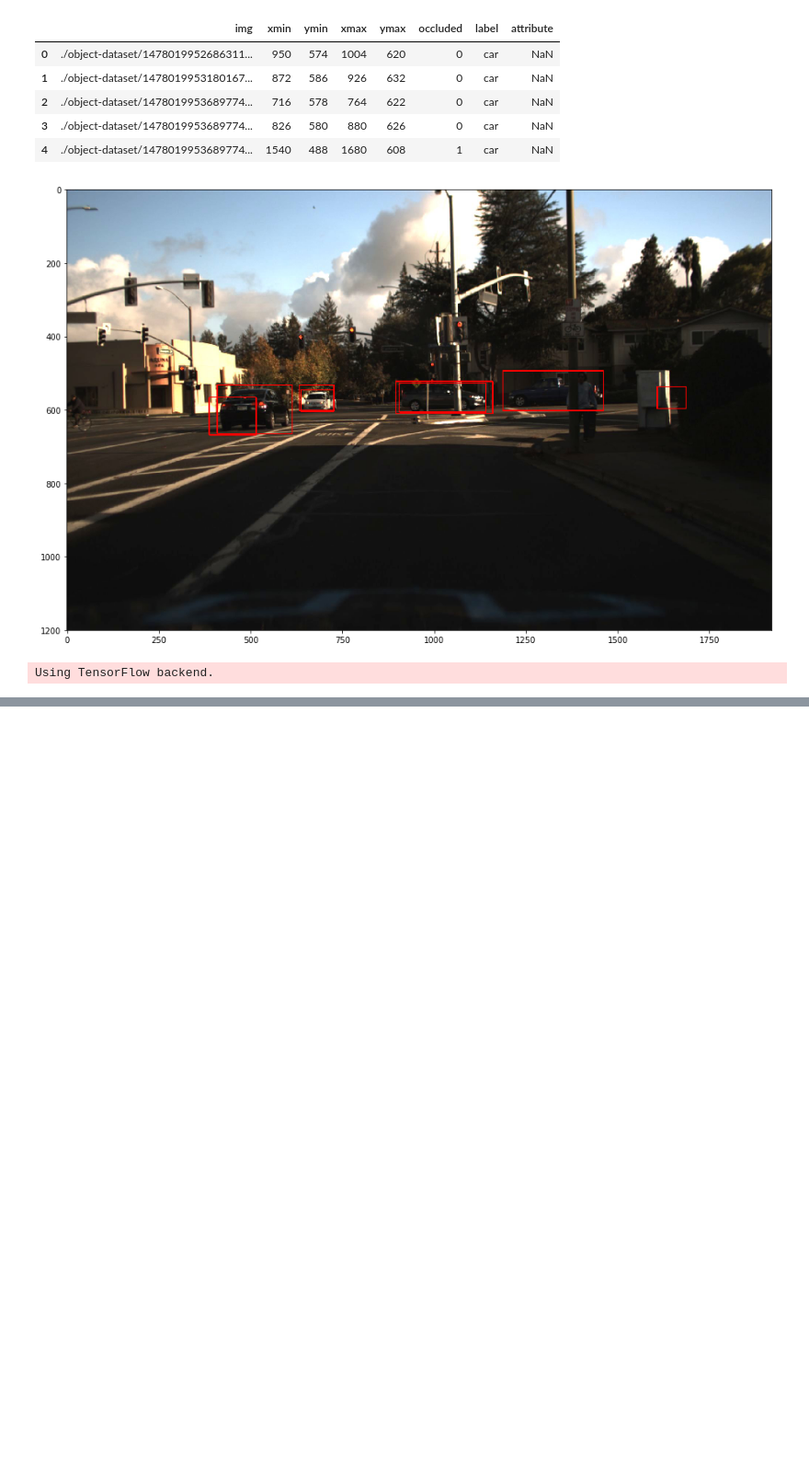
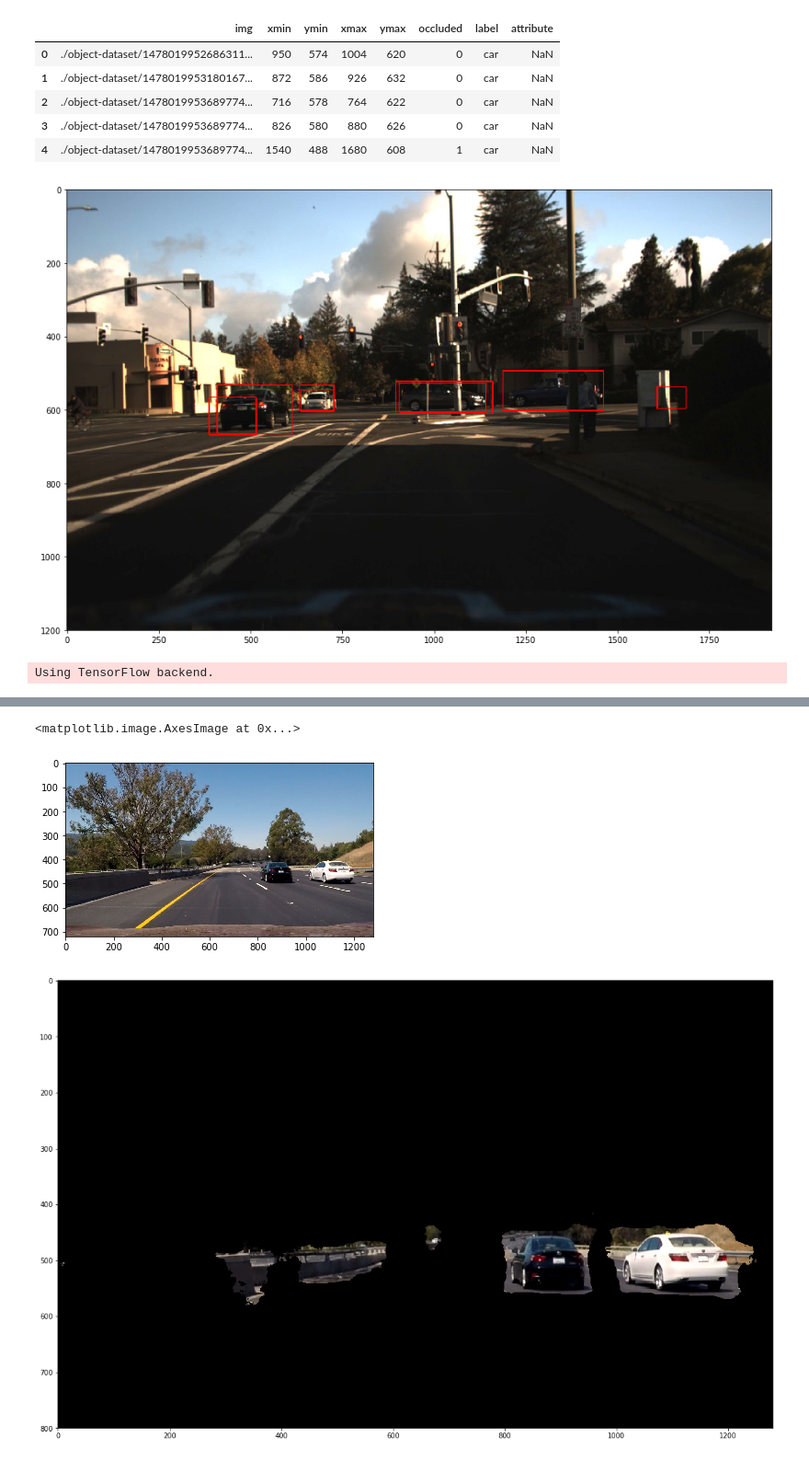
Before and after one commit to whathelll/CarND-Vehicle-Detection, a Jupyter notebook: UNet.ipynb, the cells around one changed output, grey strips where cells are left out. Shown at 92% size. Drawn from its saved outputs; the diff is of its cells as text; code cells hidden in the pictures; blank space fills up the shorter version.

```diff
--- a/UNet.ipynb
+++ b/UNet.ipynb
@@ -311,0 +330,16 @@ plt.imshow(img, cmap='gray')
+# %%
+test_img = mpimg.imread("./test_images/test6.jpg")
+plt.imshow(test_img)
+test_img = cv2.resize(test_img, (1280, 800), interpolation=cv2.INTER_AREA)
+test_img = test_img[None, :, :, :]
+
+%time prediction = model.predict(test_img)[0]
+z = test_img.squeeze().copy()
+# z = cv2.bitwise_and(z, z, mask=prediction)
+z[prediction.squeeze()<0.9]=0
+print(prediction.shape)
+
+
+figure = plt.figure(figsize=(20,12))
+plt.imshow(z)
+# %% [output]
@@ -311,0 +349,3 @@ plt.imshow(img, cmap='gray')
+<matplotlib.image.AxesImage at 0x...>
+[figure, added]
+[figure, added]
```
Also changed, not shown: parts of 10 cells of this notebook, 2 other files.
